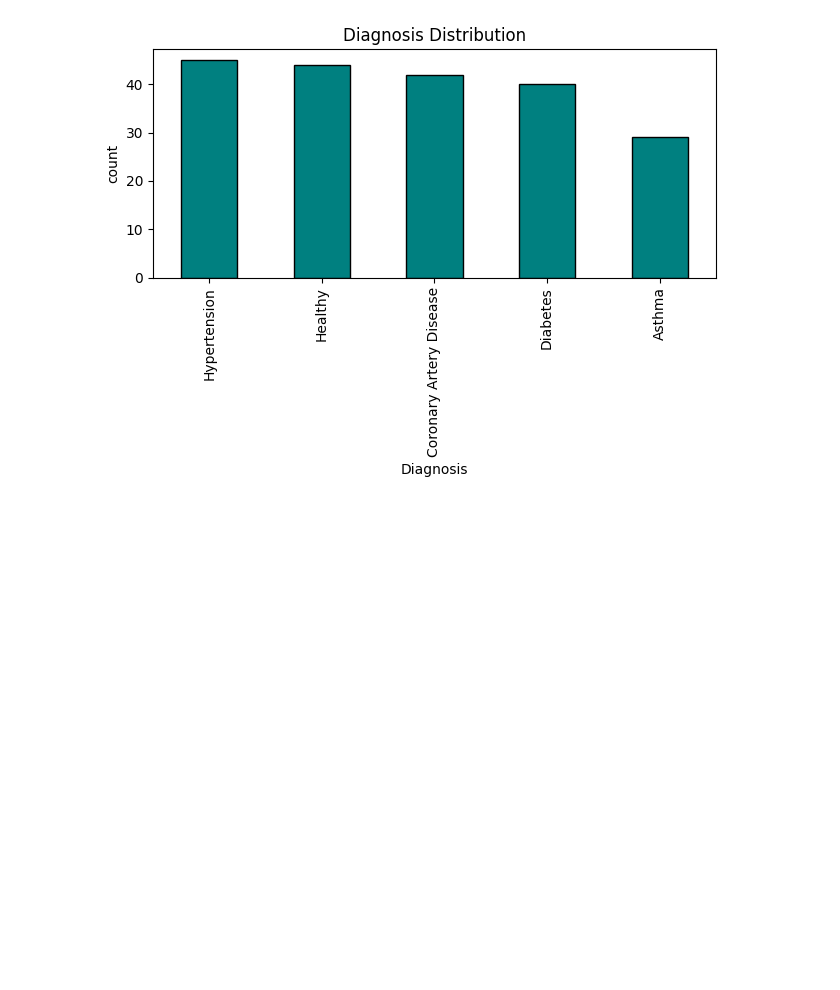
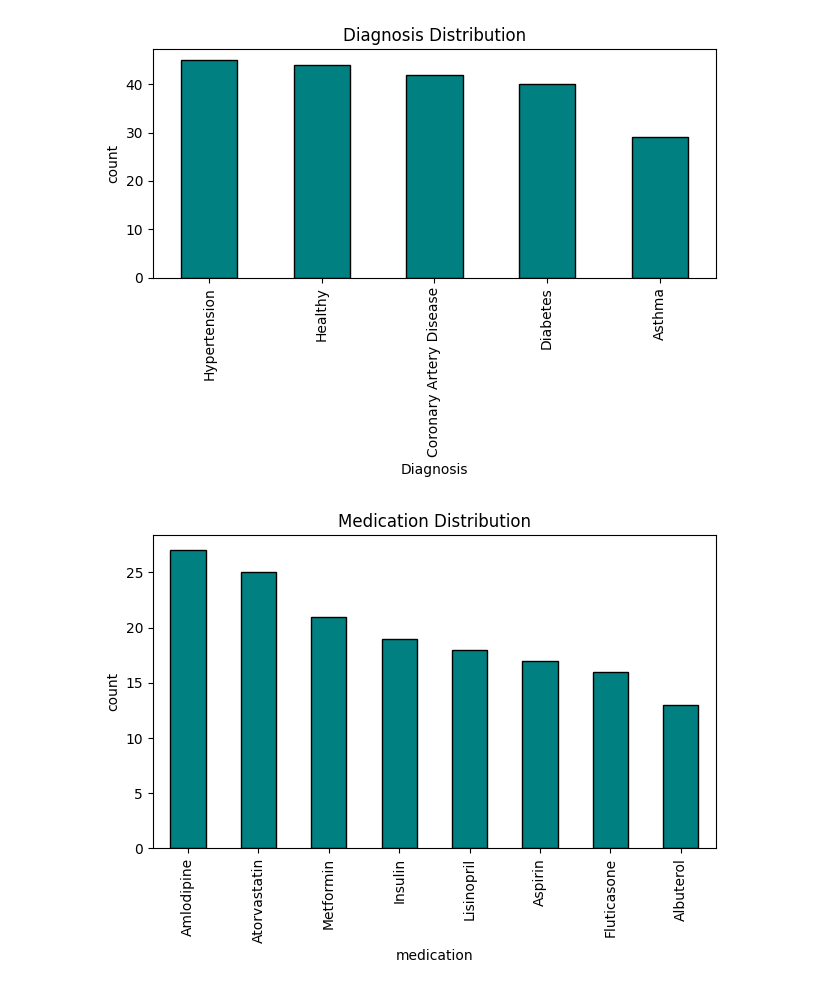
Before and after one commit to hineshpatel-ds/medical-report-assistance, a Jupyter notebook: notebooks/02_ehr_eda.ipynb, the cells around one changed output. Saved outputs shown, nothing was run; the diff lists cells and outputs as text; code cells hidden in the pictures; blank space fills up the shorter version.

```diff
--- a/notebooks/02_ehr_eda.ipynb
+++ b/notebooks/02_ehr_eda.ipynb
@@ -57,3 +57,16 @@ plt.savefig(ASSETS / 'diagnosis_distribution.png', dpi=150)
 plt.show()
 # %% [output]
 [figure]
+# %%
+#medication distribution
+med_counts = df['medication'].value_counts()
+
+med_counts.plot(kind='bar',color='teal',edgecolor='black')
+plt.title('Medication Distribution')
+plt.xlabel('medication')
+plt.ylabel('count')
+plt.tight_layout()
+plt.savefig(ASSETS / 'medication_distribution.png', dpi=150)
+plt.show()
+# %% [output]
+[figure, added]
```
Also changed, not shown: parts of 2 cells of this notebook.
